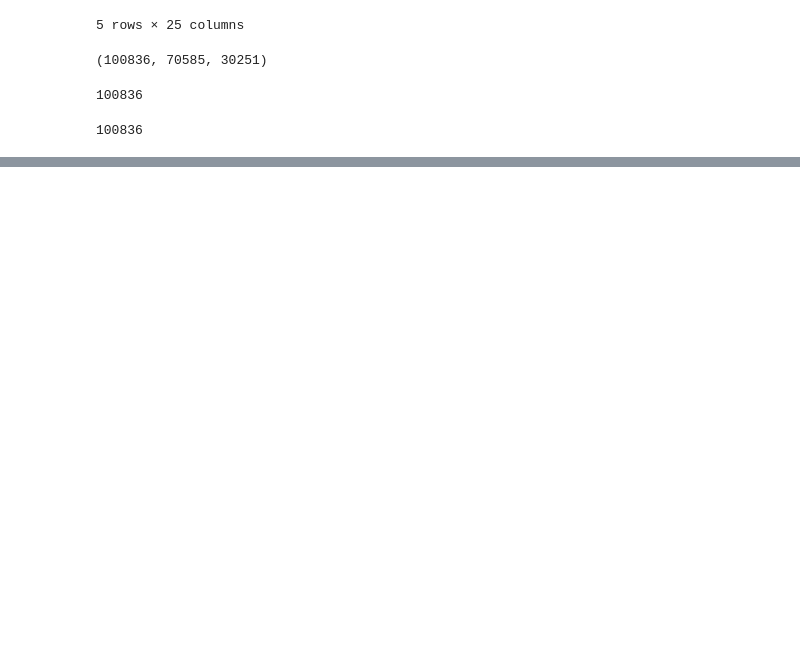
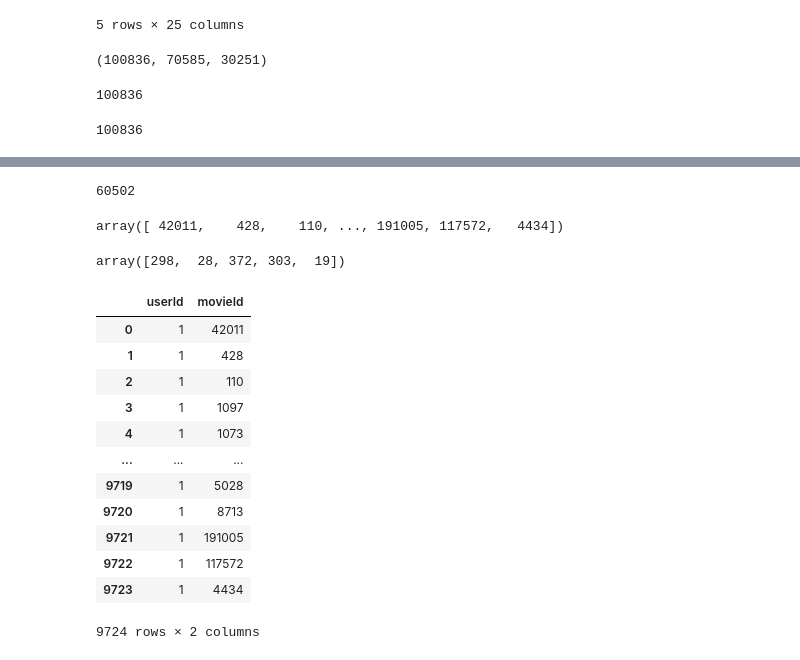
Before and after one commit to saravanankrishnarajan/SageMaker, a Jupyter notebook: fm/movie_data_preparation.ipynb, the cells around one changed output, grey strips where cells are left out. Cells and saved outputs as stored; diff of their text form; code cells hidden in the pictures; blank space fills up the shorter version.

Commit message:
movie data preparation with one hot encoding as csv,recordio,svm

```diff
--- a/fm/movie_data_preparation.ipynb
+++ b/fm/movie_data_preparation.ipynb
@@ -140,5 +145,7 @@ Name: genres, dtype: object
 gen_enum = enumerate(genere_list)
 # %%
 for row,element in enumerate(genere_list):
-    print(df_genre.loc[row,element])
+    print(row,element)
+    if row > 5:
+        break
 # %% [output]
@@ -274,7 +273,7 @@ df_movie_ratings.tail(2)
 np.random.seed(5)
 l = list(df_movie_ratings.index)
 np.random.shuffle(l)
-df_movie_ratings=df_movie_ratings.iloc[l]
+df=df_movie_ratings.iloc[l]
 # %%
 df_movie_ratings.head()
 # %% [output]
@@ -311,0 +427,4 @@ array([1. , 2.5, 4. , ..., 4. , 3.5, 3.5], dtype=float32)
+# %%
+30251*2 #number of elements as two columns
+# %% [output]
+60502
@@ -311,0 +438,29 @@ array([1. , 2.5, 4. , ..., 4. , 3.5, 3.5], dtype=float32)
+# %%
+df.movieId.unique()
+# %% [output]
+array([ 42011,    428,    110, ..., 191005, 117572,   4434])
+# %%
+df.userId.unique()[:5]
+# %% [output]
+array([298,  28, 372, 303,  19])
+# %%
+list_of_movies = df.movieId.unique()
+
+#user 1 and all movies
+df_user_movie = pd.DataFrame({'userId': np.full(len(list_of_movies),1), 'movieId':list_of_movies})
+# %%
+df_user_movie
+# %% [output]
+|  | userId | movieId |
+| 0 | 1 | 42011 |
+| 1 | 1 | 428 |
+| 2 | 1 | 110 |
+| 3 | 1 | 1097 |
+| 4 | 1 | 1073 |
+| ... | ... | ... |
+| 9719 | 1 | 5028 |
+| 9720 | 1 | 8713 |
+| 9721 | 1 | 191005 |
+| 9722 | 1 | 117572 |
+| 9723 | 1 | 4434 |
+9724 rows × 2 columns
```
Also changed, not shown: parts of 43 cells of this notebook, 8 other files.
